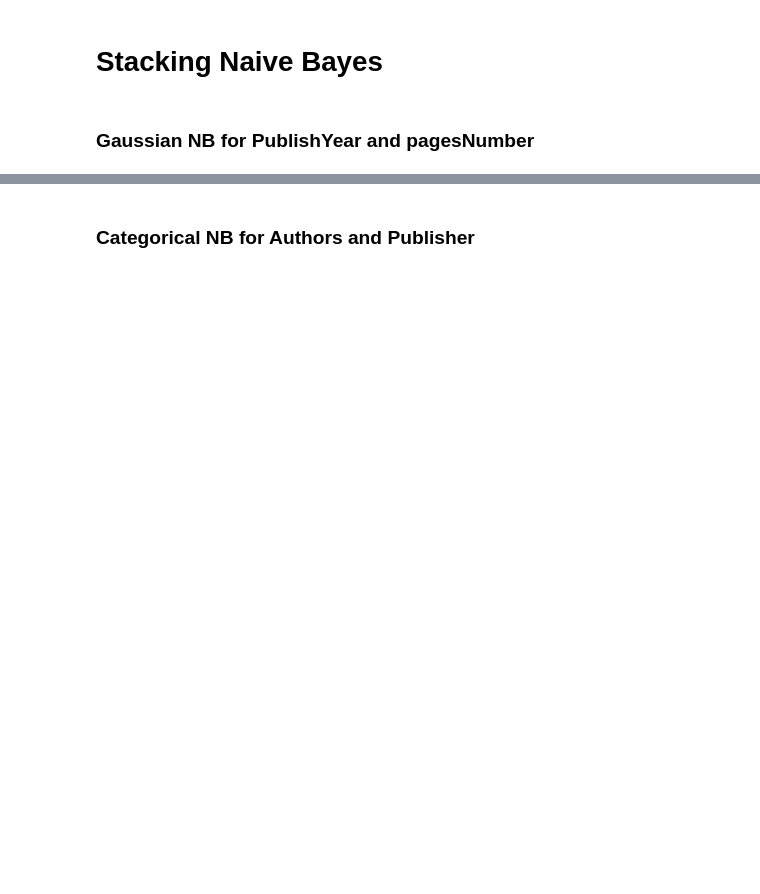
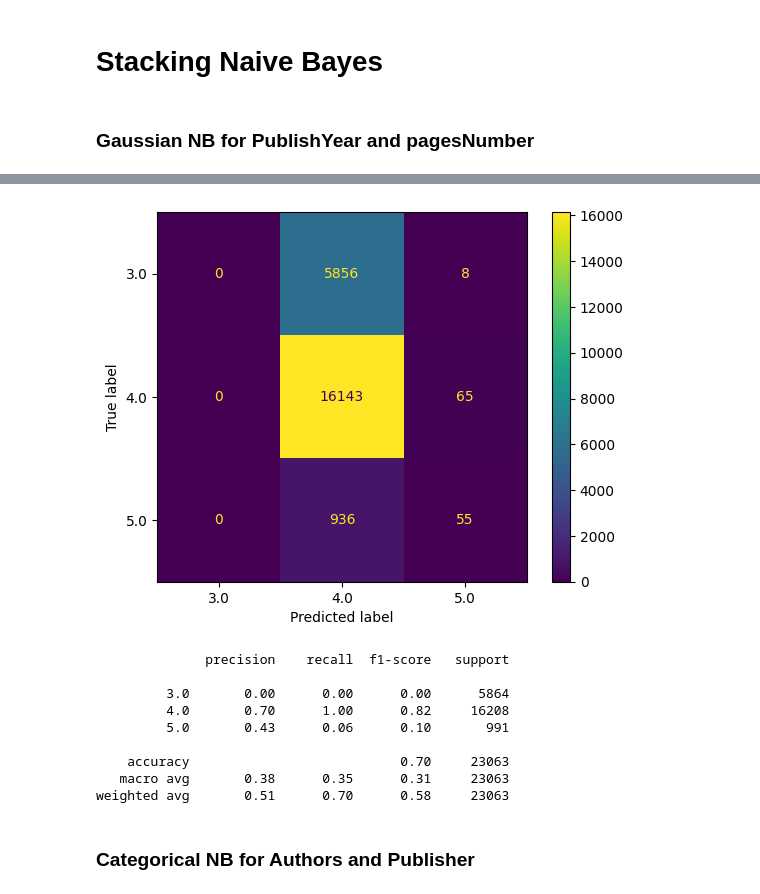
Before and after one commit to 7angel4/Goodreads-rating-classification, a Jupyter notebook: StackNB.ipynb, the cells around one changed output, grey strips where cells are left out. Cells and saved outputs as stored; diff of their text form; code cells hidden in the pictures; blank space fills up the shorter version.

```diff
--- a/StackNB.ipynb
+++ b/StackNB.ipynb
@@ -46,6 +54,17 @@ for feature in GAUSSIAN_FEATURES:
 # %%
 gnb = GaussianNB()
-gaussian_val_pred = cv_evaluate(gnb, X_gaussian, y)
+gaussian_pred = cv_evaluate(gnb, X_gaussian, y)
+# %% [output]
+[figure, added]
+              precision    recall  f1-score   support
+
+         3.0       0.00      0.00      0.00      5864
+         4.0       0.70      1.00      0.82     16208
+         5.0       0.43      0.06      0.10       991
+
+    accuracy                           0.70     23063
+   macro avg       0.38      0.35      0.31     23063
+weighted avg       0.51      0.70      0.58     23063
 # %% [markdown]
 ### Categorical NB for Authors and Publisher
 # %%
```
Also changed, not shown: parts of 19 cells of this notebook, 2 other files.
